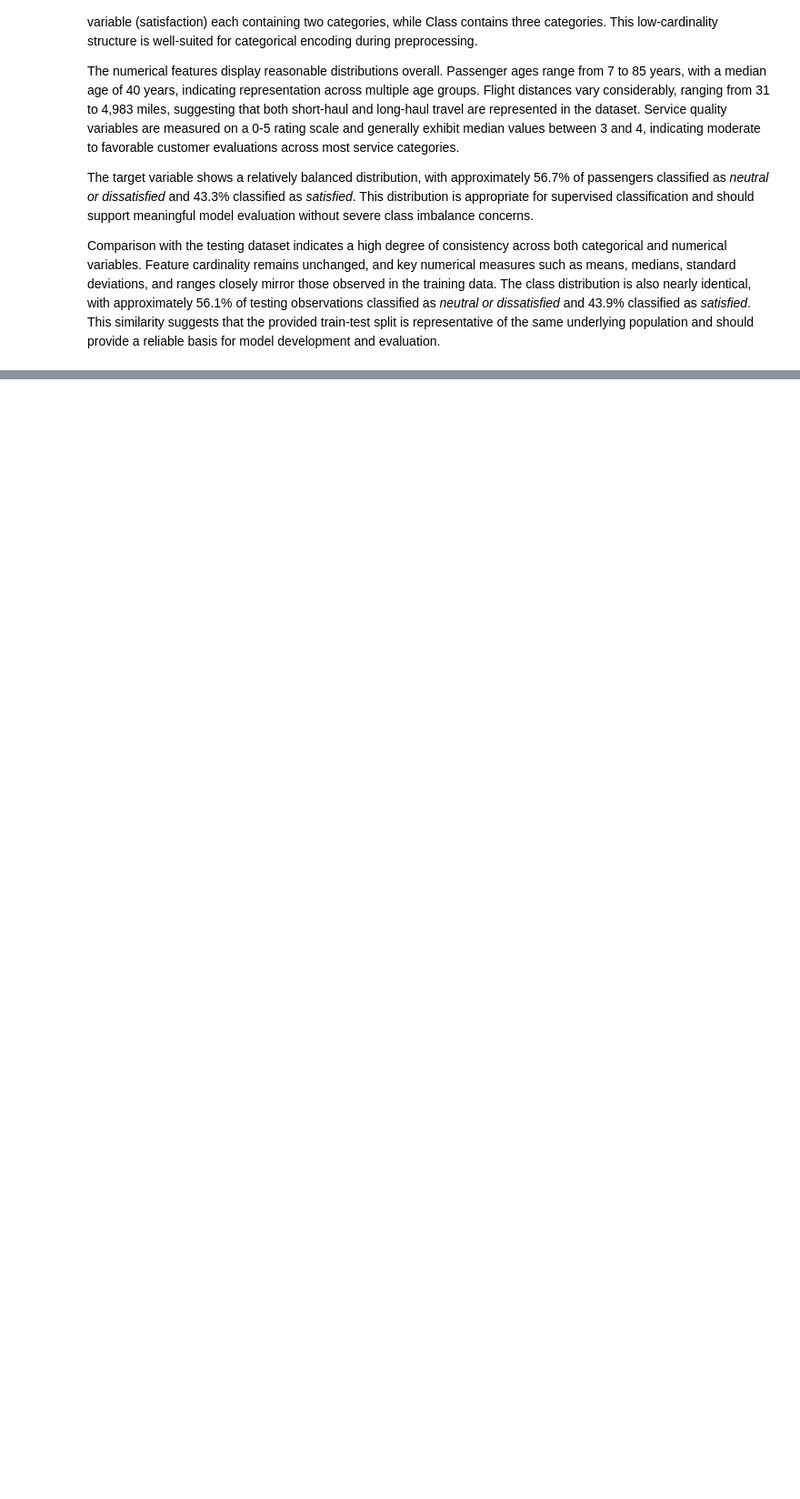
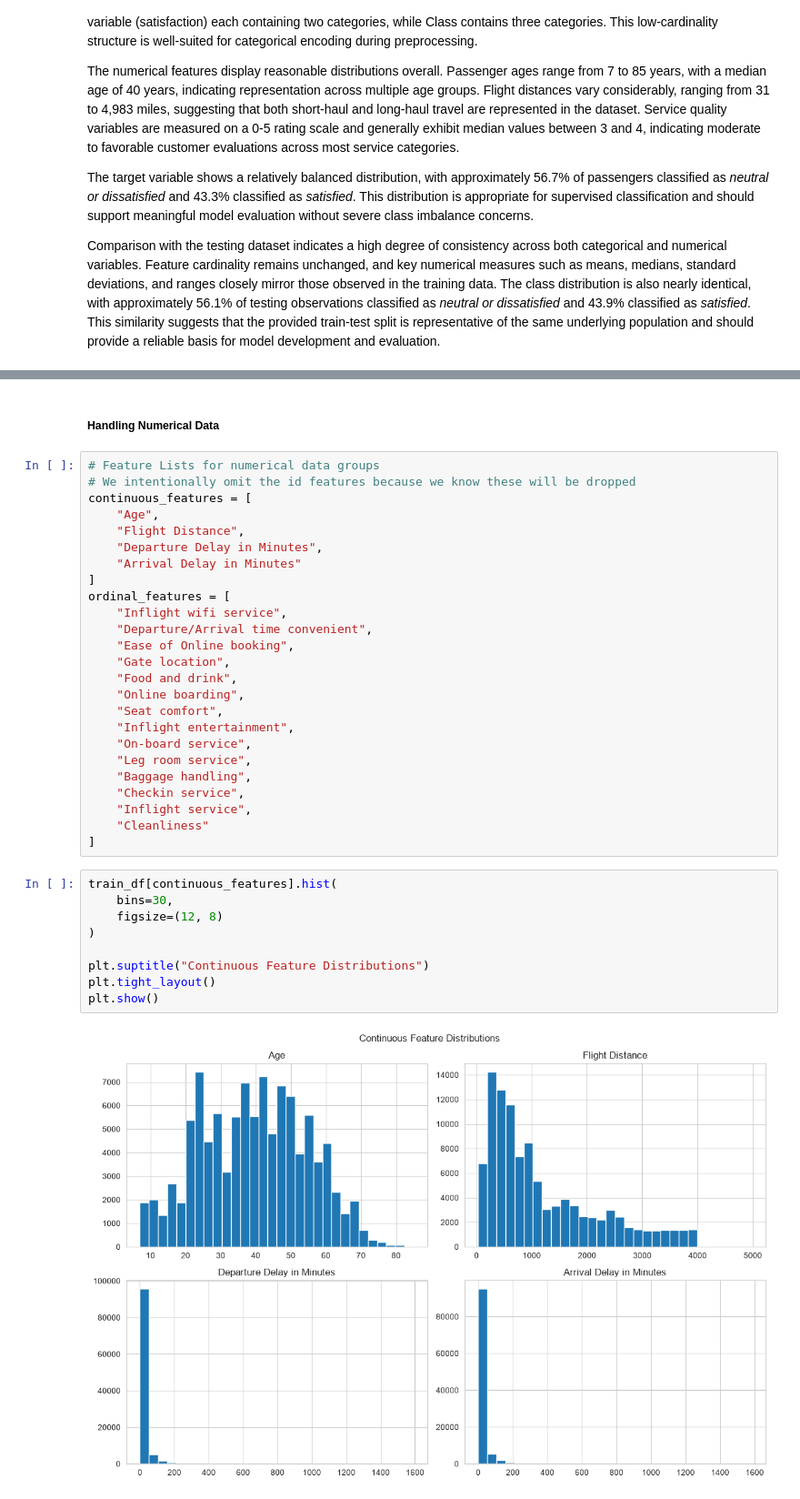
Before and after one commit to Shehzaad-S/udacity-applied-ml-project, a Jupyter notebook: modeling.ipynb, the cells around one changed output, grey strips where cells are left out. Shown at 91% size. Cells and saved outputs as stored; diff of their text form; blank space fills up the shorter version.

```diff
--- a/modeling.ipynb
+++ b/modeling.ipynb
@@ -326,0 +405,38 @@ Comparison with the testing dataset indicates a high degree of consistency acros
+# %% [markdown]
+##### Handling Numerical Data
+# %%
+# Feature Lists for numerical data groups
+# We intentionally omit the id features because we know these will be dropped
+continuous_features = [
+    "Age",
+    "Flight Distance",
+    "Departure Delay in Minutes",
+    "Arrival Delay in Minutes"
+]
+ordinal_features = [
+    "Inflight wifi service",
+    "Departure/Arrival time convenient",
+    "Ease of Online booking",
+    "Gate location",
+    "Food and drink",
+    "Online boarding",
+    "Seat comfort",
+    "Inflight entertainment",
+    "On-board service",
+    "Leg room service",
+    "Baggage handling",
+    "Checkin service",
+    "Inflight service",
+    "Cleanliness"
+]
+# %%
+train_df[continuous_features].hist(
+    bins=30,
+    figsize=(12, 8)
+)
+
+plt.suptitle("Continuous Feature Distributions")
+plt.tight_layout()
+plt.show()
+# %% [output]
+[figure, added]
```
Also changed, not shown: parts of 24 cells of this notebook.
